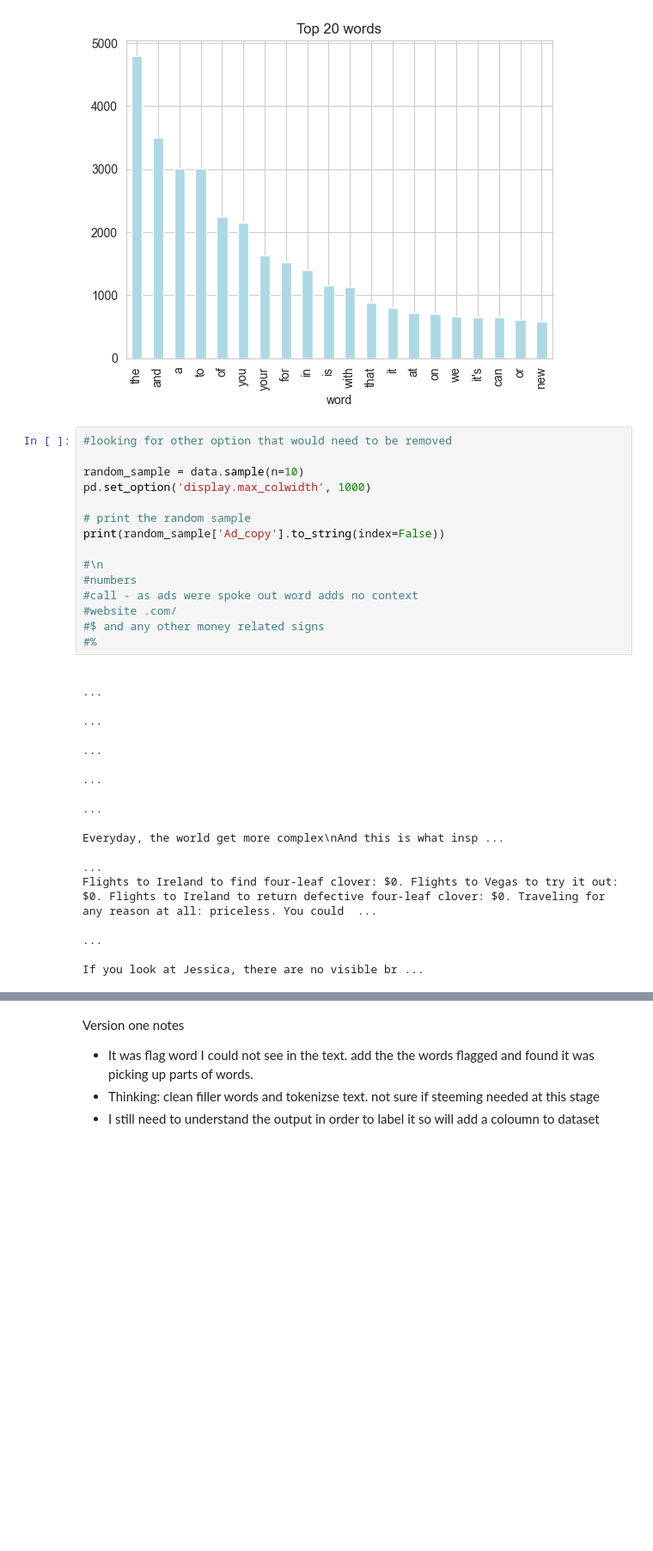
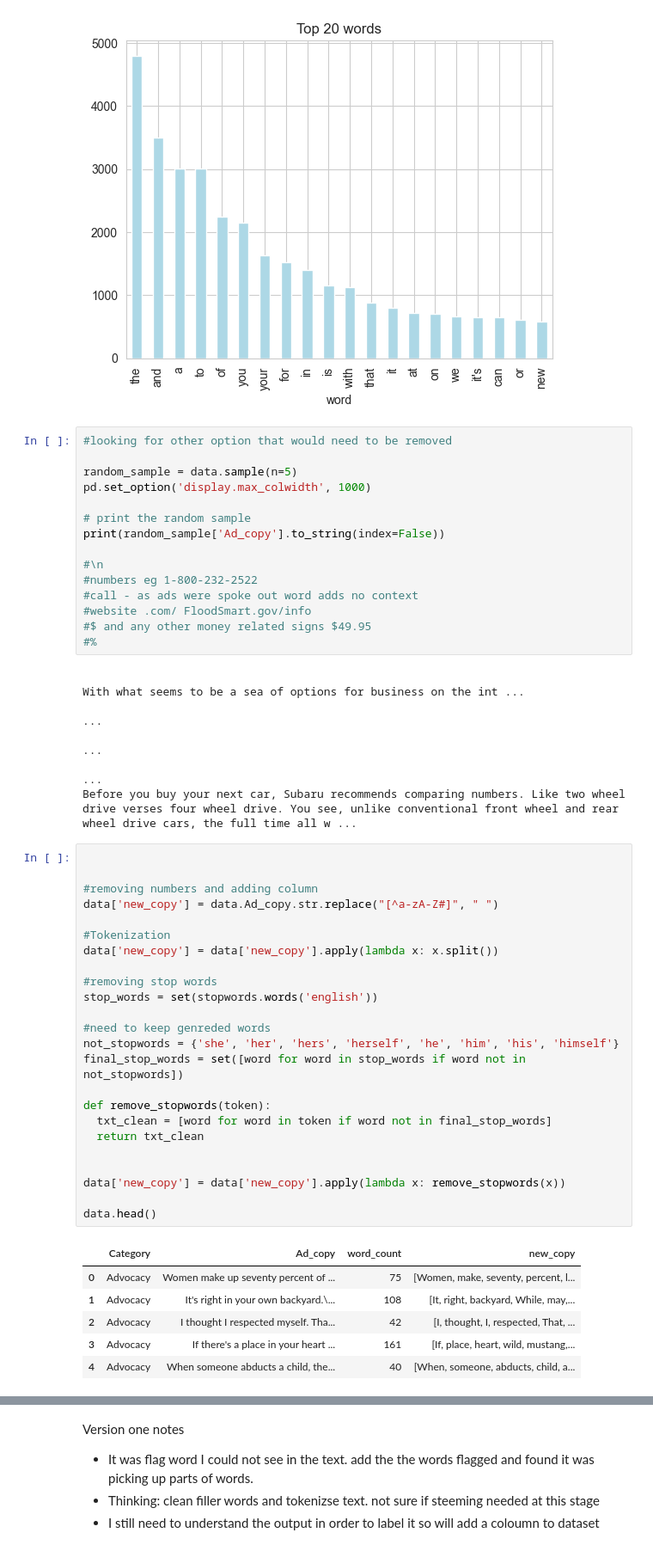
Before and after one commit to lifen-joy/20048573_MastersProject_2023, a Jupyter notebook: ads/explore.ipynb, the cells around one changed output, grey strips where cells are left out. Shown at 86% size. Cells and saved outputs as stored; diff of their text form; blank space fills up the shorter version.

```diff
--- a/ads/explore.ipynb
+++ b/ads/explore.ipynb
@@ -209,29 +215,55 @@ df1.groupby('word').sum()['count'].sort_values(ascending=False).plot(
 # %%
 #looking for other option that would need to be removed
 
-random_sample = data.sample(n=10)
+random_sample = data.sample(n=5)
 pd.set_option('display.max_colwidth', 1000)
 
 # print the random sample
 print(random_sample['Ad_copy'].to_string(index=False))
 
 #\n
-#numbers
+#numbers eg 1-800-232-2522
 #call - as ads were spoke out word adds no context
-#website .com/
-#$ and any other money related signs
+#website .com/ FloodSmart.gov/info
+#$ and any other money related signs $49.95
 #%
 # %% [output]
+                                                                                                                                          With what seems to be a sea of options for business on the int ...
                                                                                                                                                                                                          ...
                                                                                                                                                                                                          ...
                                                                                                                                                                                                          ...
-                                                                                                                                                                                                         ...
-                                                                                                                                                                                                         ...
-                                                                                                                                             Everyday, the world get more complex\nAnd this is what insp ...
-                                                                                                                                                                                                         ...
-Flights to Ireland to find four-leaf clover: $0. Flights to Vegas to try it out: $0. Flights to Ireland to return defective four-leaf clover: $0. Traveling for any reason at all: priceless. You could  ...
-                                                                                                                                                                                                         ...
-                                                                                                                                                         If you look at Jessica, there are no visible br ...
+Before you buy your next car, Subaru recommends comparing numbers. Like two wheel drive verses four wheel drive. You see, unlike conventional front wheel and rear wheel drive cars, the full time all w ...
+# %%
+
+
+#removing numbers and adding column
+data['new_copy'] = data.Ad_copy.str.replace("[^a-zA-Z#]", " ")
+
+#Tokenization
+data['new_copy'] = data['new_copy'].apply(lambda x: x.split())
+
+#removing stop words
+stop_words = set(stopwords.words('english'))
+
+#need to keep genreded words
+not_stopwords = {'she', 'her', 'hers', 'herself', 'he', 'him', 'his', 'himself'}
+final_stop_words = set([word for word in stop_words if word not in not_stopwords])
+
+def remove_stopwords(token):
+  txt_clean = [word for word in token if word not in final_stop_words]
+  return txt_clean
+
+
+data['new_copy'] = data['new_copy'].apply(lambda x: remove_stopwords(x))
+
+data.head()
+# %% [output]
+|  | Category | Ad_copy | word_count | new_copy |
+| 0 | Advocacy | Women make up seventy percent of ... | 75 | [Women, make, seventy, percent, l... |
+| 1 | Advocacy | It's right in your own backyard.\... | 108 | [It, right, backyard, While, may,... |
+| 2 | Advocacy | I thought I respected myself. Tha... | 42 | [I, thought, I, respected, That, ... |
+| 3 | Advocacy | If there's a place in your heart ... | 161 | [If, place, heart, wild, mustang,... |
+| 4 | Advocacy | When someone abducts a child, the... | 40 | [When, someone, abducts, child, a... |
 # %%
 #Words mixture of relvent inclusive and non-inclsive words. Words were source from vasious location
 
```
Also changed, not shown: parts of 5 cells of this notebook.
